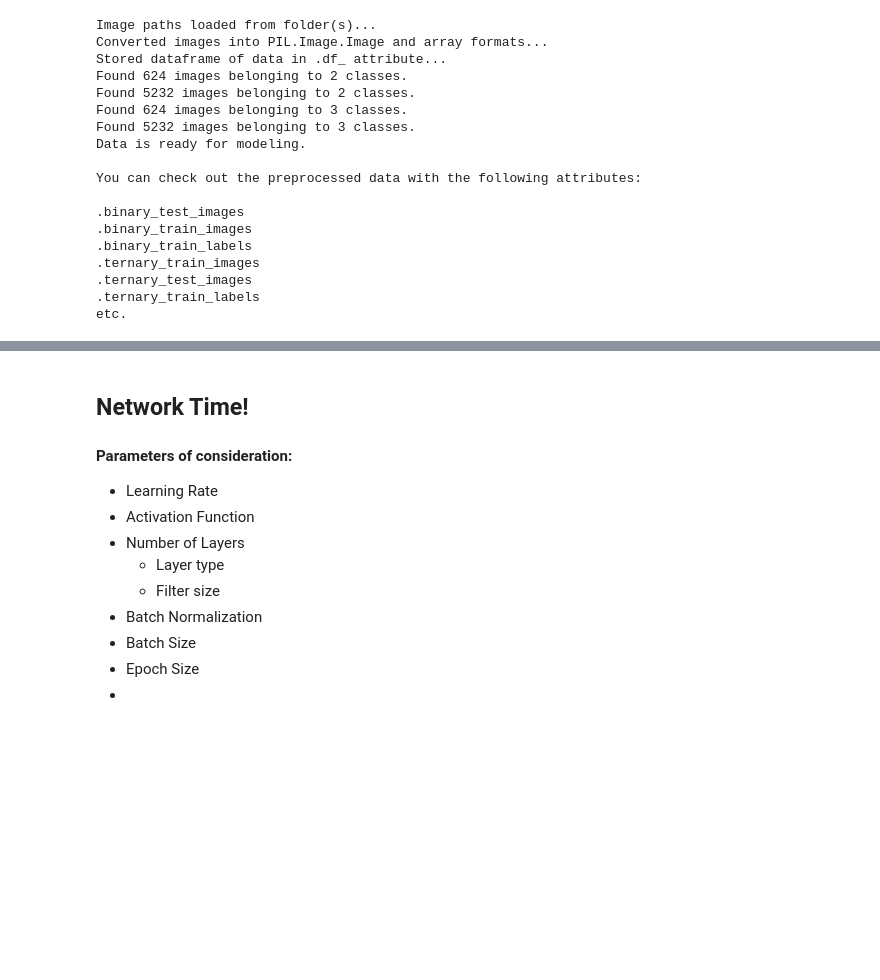
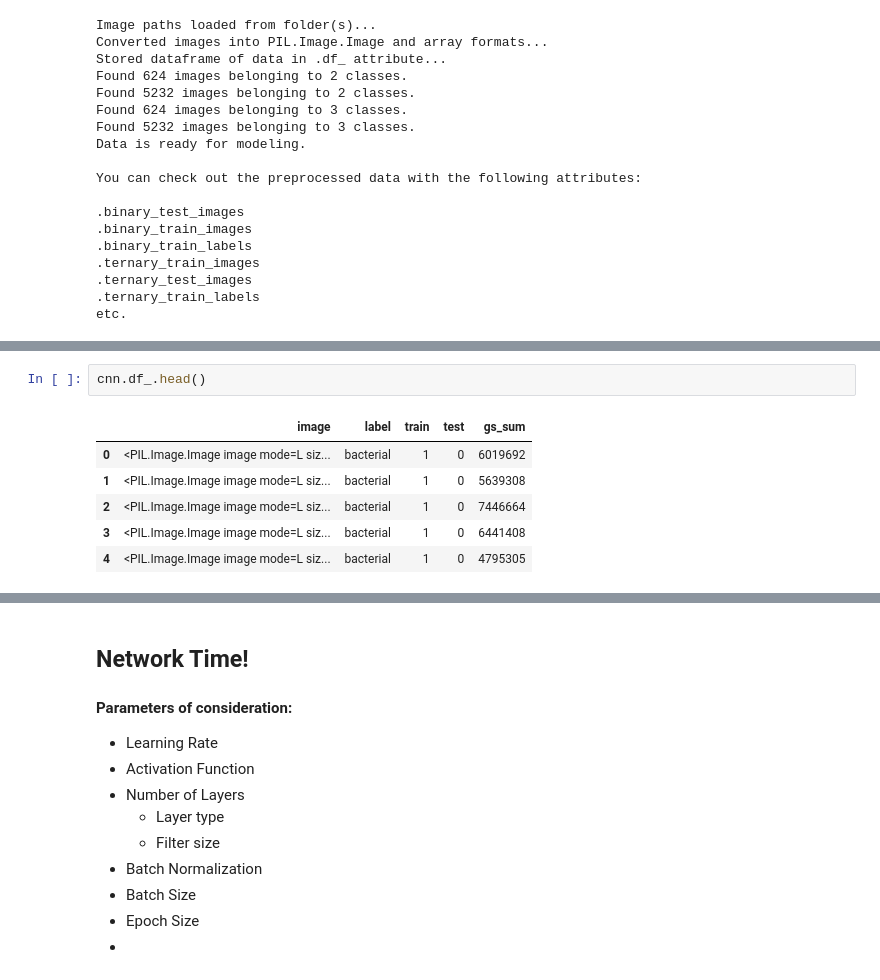
Before and after one commit to Luv2bnanook44/flatiron_phase4_project, a Jupyter notebook: final_notebook.ipynb, the cells around one changed output, grey strips where cells are left out. Cells and saved outputs as stored; diff of their text form; blank space fills up the shorter version.

```diff
--- a/final_notebook.ipynb
+++ b/final_notebook.ipynb
@@ -112,0 +113,9 @@ etc.
+# %%
+cnn.df_.head()
+# %% [output]
+|  | image | label | train | test | gs_sum |
+| 0 | <PIL.Image.Image image mode=L siz... | bacterial | 1 | 0 | 6019692 |
+| 1 | <PIL.Image.Image image mode=L siz... | bacterial | 1 | 0 | 5639308 |
+| 2 | <PIL.Image.Image image mode=L siz... | bacterial | 1 | 0 | 7446664 |
+| 3 | <PIL.Image.Image image mode=L siz... | bacterial | 1 | 0 | 6441408 |
+| 4 | <PIL.Image.Image image mode=L siz... | bacterial | 1 | 0 | 4795305 |
```
Also changed, not shown: parts of 12 cells of this notebook, 4 other files.
